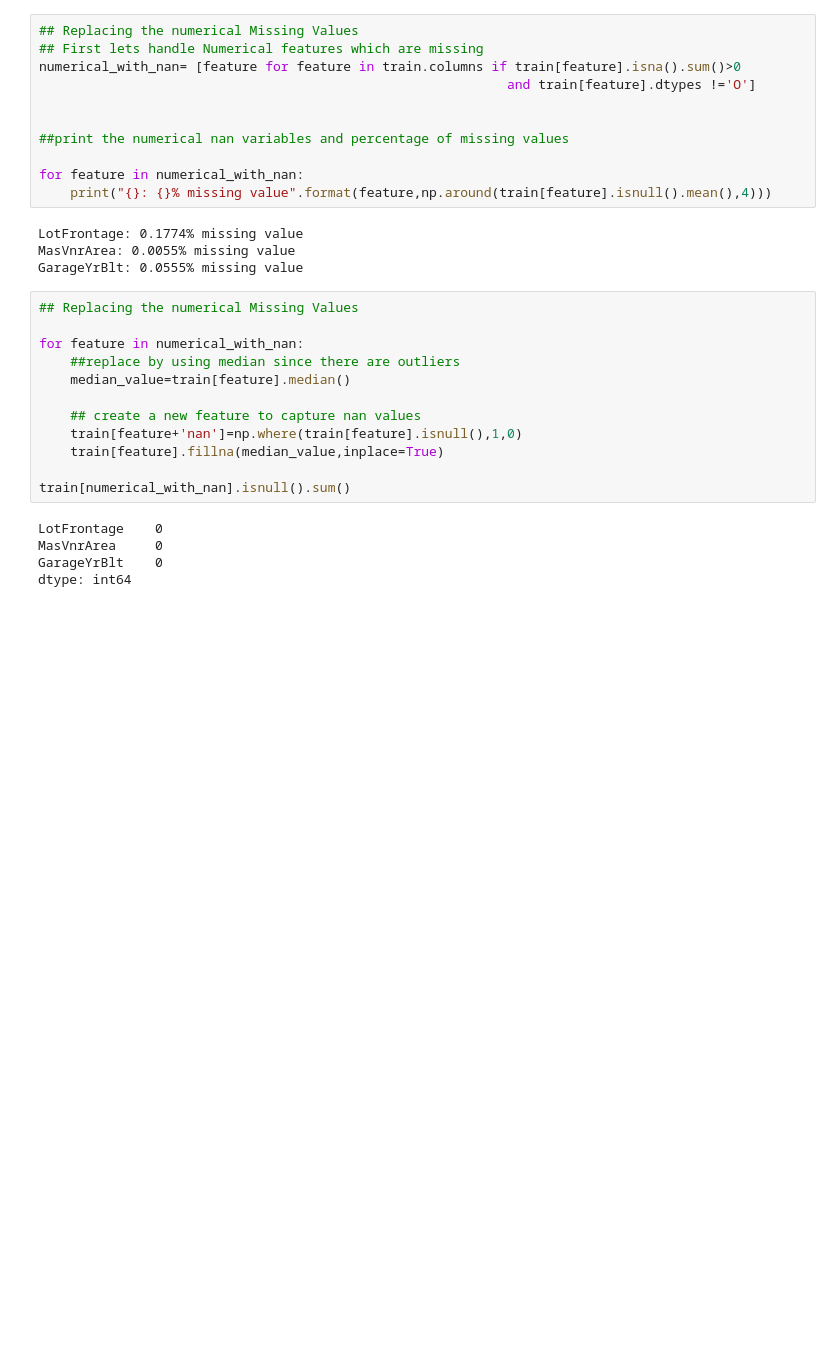
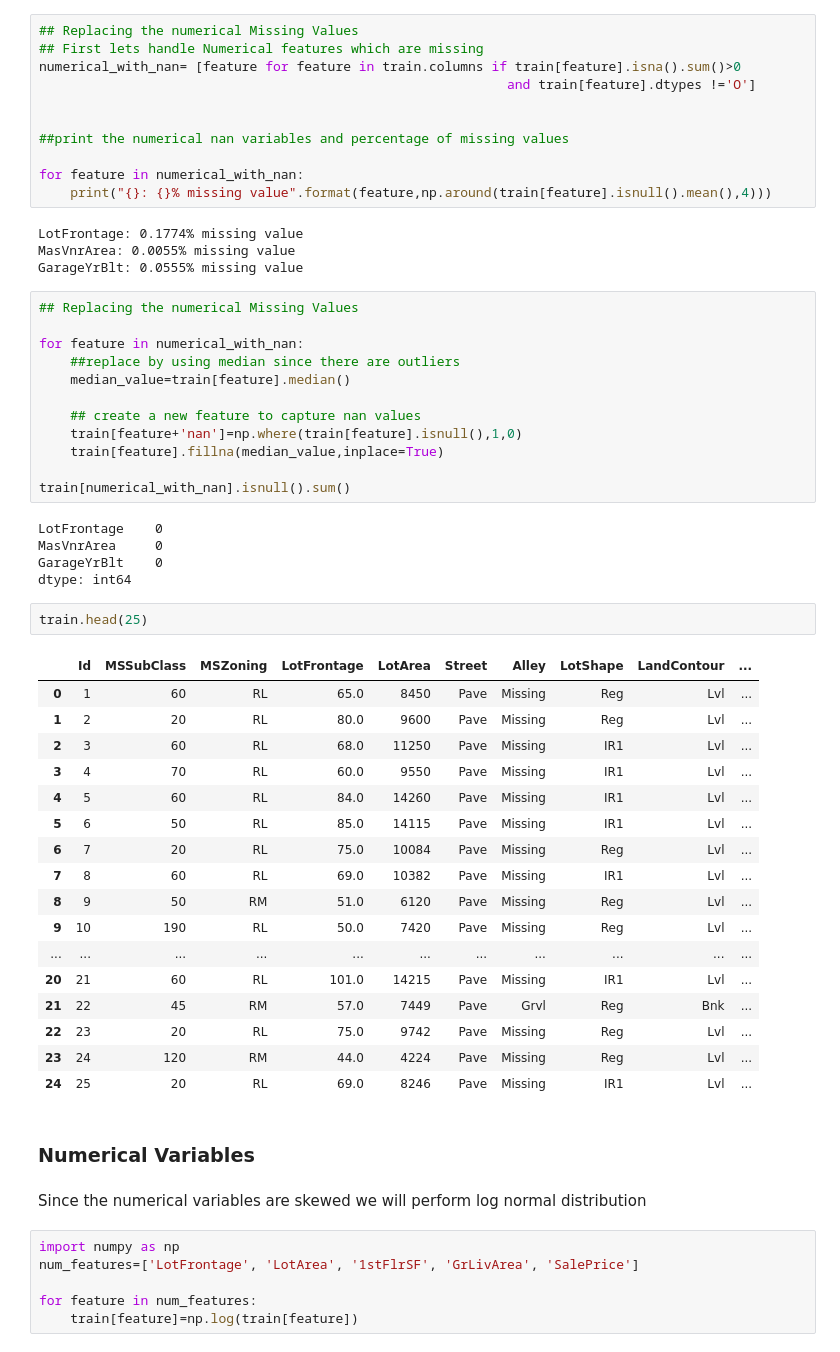
Before and after one commit to Elhassan7/house-prices-advanced-regression-techniques, a Jupyter notebook: HousePrice.ipynb, the cells around one changed output. Saved outputs shown, nothing was run; the diff lists cells and outputs as text; blank space fills up the shorter version.

```diff
--- a/HousePrice.ipynb
+++ b/HousePrice.ipynb
@@ -160,3 +160,33 @@ LotFrontage    0
 MasVnrArea     0
 GarageYrBlt    0
 dtype: int64
+# %%
+train.head(25)
+# %% [output]
+|  | Id | MSSubClass | MSZoning | LotFrontage | LotArea | Street | Alley | LotShape | LandContour | ... |
+| 0 | 1 | 60 | RL | 65.0 | 8450 | Pave | Missing | Reg | Lvl | ... |
+| 1 | 2 | 20 | RL | 80.0 | 9600 | Pave | Missing | Reg | Lvl | ... |
+| 2 | 3 | 60 | RL | 68.0 | 11250 | Pave | Missing | IR1 | Lvl | ... |
+| 3 | 4 | 70 | RL | 60.0 | 9550 | Pave | Missing | IR1 | Lvl | ... |
+| 4 | 5 | 60 | RL | 84.0 | 14260 | Pave | Missing | IR1 | Lvl | ... |
+| 5 | 6 | 50 | RL | 85.0 | 14115 | Pave | Missing | IR1 | Lvl | ... |
+| 6 | 7 | 20 | RL | 75.0 | 10084 | Pave | Missing | Reg | Lvl | ... |
+| 7 | 8 | 60 | RL | 69.0 | 10382 | Pave | Missing | IR1 | Lvl | ... |
+| 8 | 9 | 50 | RM | 51.0 | 6120 | Pave | Missing | Reg | Lvl | ... |
+| 9 | 10 | 190 | RL | 50.0 | 7420 | Pave | Missing | Reg | Lvl | ... |
+| ... | ... | ... | ... | ... | ... | ... | ... | ... | ... | ... |
+| 20 | 21 | 60 | RL | 101.0 | 14215 | Pave | Missing | IR1 | Lvl | ... |
+| 21 | 22 | 45 | RM | 57.0 | 7449 | Pave | Grvl | Reg | Bnk | ... |
+| 22 | 23 | 20 | RL | 75.0 | 9742 | Pave | Missing | Reg | Lvl | ... |
+| 23 | 24 | 120 | RM | 44.0 | 4224 | Pave | Missing | Reg | Lvl | ... |
+| 24 | 25 | 20 | RL | 69.0 | 8246 | Pave | Missing | IR1 | Lvl | ... |
+# %% [markdown]
+### Numerical Variables
+# %% [markdown]
+Since the numerical variables are skewed we will perform log normal distribution
+# %%
+import numpy as np
+num_features=['LotFrontage', 'LotArea', '1stFlrSF', 'GrLivArea', 'SalePrice']
+
+for feature in num_features:
+    train[feature]=np.log(train[feature])
```
Also changed, not shown: parts of 1 cell of this notebook.
